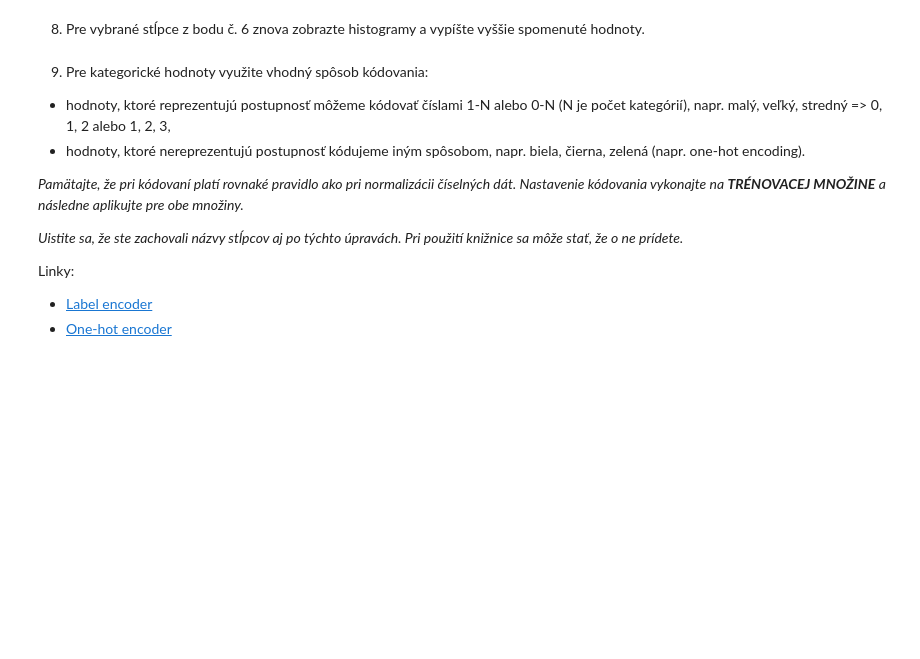
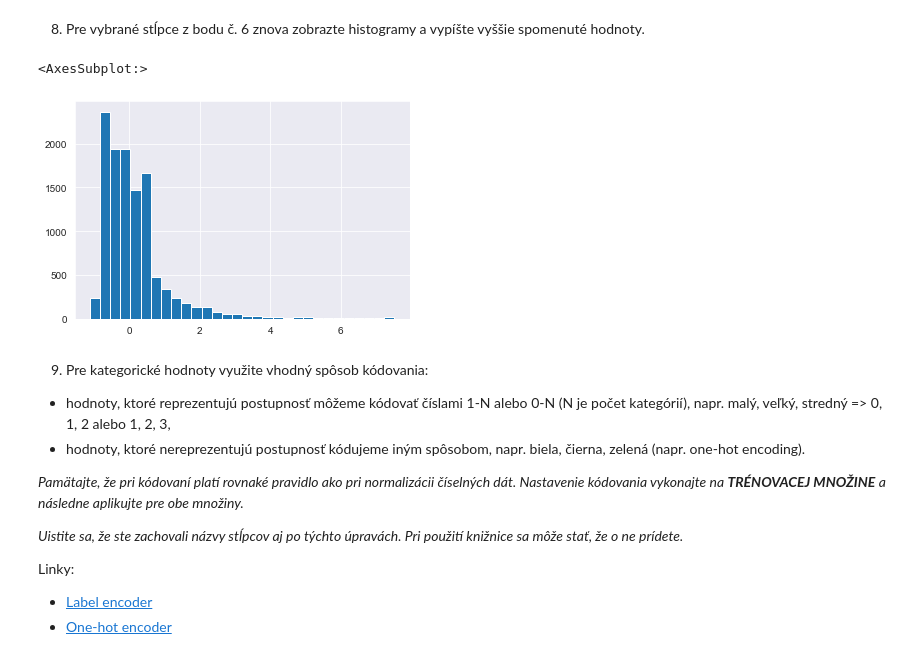
Before and after one commit to CaptainCompileon/suns-zadania, a Jupyter notebook: cvicenia/cv2/SUNS-cvicenie2.ipynb, the cells around one changed output. Drawn from its saved outputs; the diff is of its cells as text; code cells hidden in the pictures; blank space fills up the shorter version.

```diff
--- a/cvicenia/cv2/SUNS-cvicenie2.ipynb
+++ b/cvicenia/cv2/SUNS-cvicenie2.ipynb
@@ -525,3 +564,29 @@ Linky:
 
 *   [MinMax normalizácia](https://scikit-learn.org/stable/modules/generated/sklearn.preprocessing.MinMaxScaler.html)
 *   [Štandardizácia](https://scikit-learn.org/stable/modules/generated/sklearn.preprocessing.StandardScaler.html)
+# %%
+# droping unreasonable numeric values using percentile
+# age_50th_percentile = (trained_df['Age (days)'].quantile(0.50))
+# age_95th_percentile = (trained_df['Age (days)'].quantile(0.99))
+# trained_df['Age (days)'] = np.where(trained_df['Age (days)'] > age_95th_percentile, age_50th_percentile, trained_df['Age (days)'])
+#
+# quantity_50th_percentile = (trained_df['Quantity'].quantile(0.50))
+# quantity_95th_percentile = (trained_df['Quantity'].quantile(0.99))
+# trained_df['Quantity'] = np.where(trained_df['Quantity'] > quantity_95th_percentile, quantity_50th_percentile, trained_df['Quantity'])
+#
+# quantity_50th_percentile = (trained_df['Fee'].quantile(0.50))
+# quantity_95th_percentile = (trained_df['Fee'].quantile(0.99))
+# trained_df['Fee'] = np.where(trained_df['Fee'] > quantity_95th_percentile, quantity_50th_percentile, trained_df['Fee'])
+# Verification that irregularity of Data was decreased
+#  Verification Irregular Data by distribution table
+from sklearn import preprocessing
+trained_df.select_dtypes(include= 'number')
+standard_scaler = preprocessing.StandardScaler()
+trained_df['Age (days)'] = standard_scaler.fit_transform(trained_df['Age (days)'].values.reshape(-1,1))
+trained_df['Fee'] = standard_scaler.fit_transform(trained_df['Fee'].values.reshape(-1,1))
+trained_df['Quantity'] = standard_scaler.fit_transform(trained_df['Quantity'].values.reshape(-1,1))
+trained_df['VideoAmt'] = standard_scaler.fit_transform(trained_df['VideoAmt'].values.reshape(-1,1))
+trained_df['PhotoAmt'] = standard_scaler.fit_transform(trained_df['PhotoAmt'].values.reshape(-1,1))
+trained_df['AdoptionSpeed (months)'] = standard_scaler.fit_transform(trained_df['AdoptionSpeed (months)'].values.reshape(-1,1))
+
+trained_df[['Age (days)', 'Fee', 'Quantity', 'VideoAmt', 'PhotoAmt', 'AdoptionSpeed (months)']].describe()
@@ -528,5 +603,10 @@ Linky:
 # %% [markdown]
 8. Pre vybrané stĺpce z bodu č. 6 znova zobrazte histogramy a vypíšte vyššie spomenuté hodnoty.
+# %%
+trained_df['PhotoAmt'].hist(bins=30)
+# %% [output]
+<AxesSubplot:>
+[figure, added]
 # %% [markdown]
 9. Pre kategorické hodnoty využite vhodný spôsob kódovania:
 
```
Also changed, not shown: parts of 22 cells of this notebook, 5 other files.
